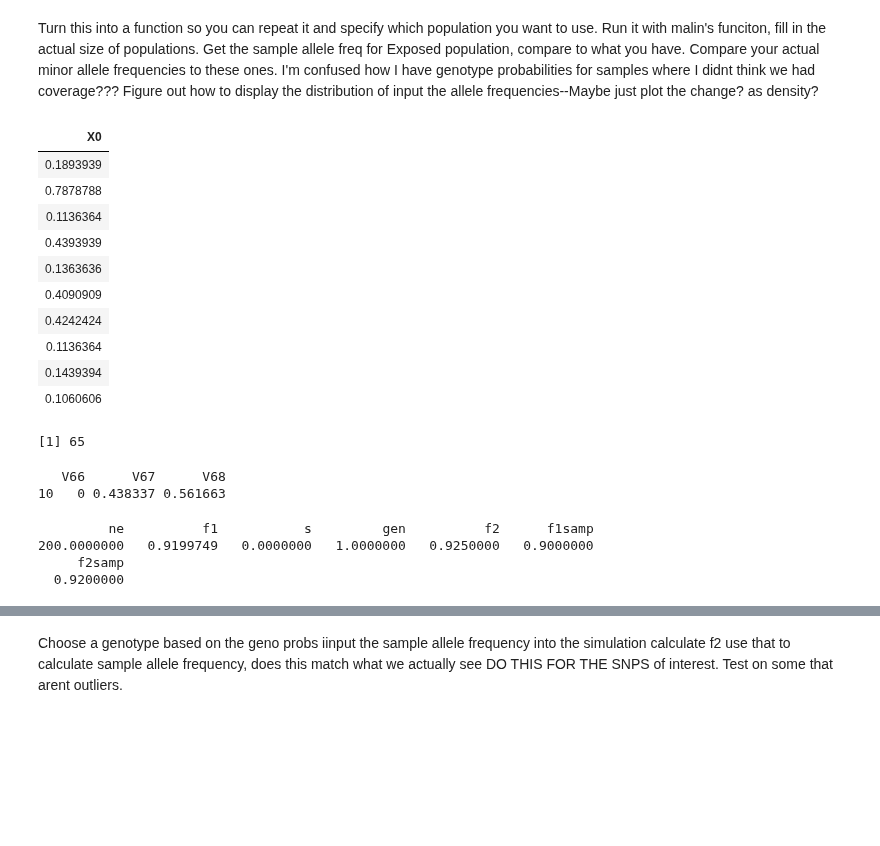
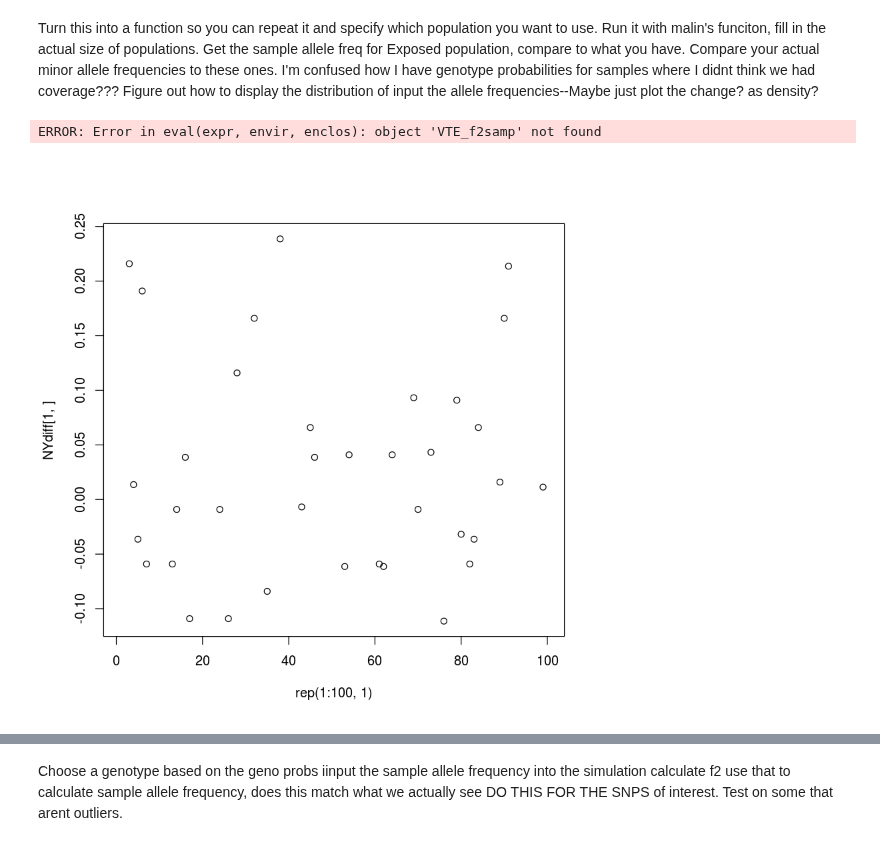
Before and after one commit to sagw/WNS_WGS, a Jupyter notebook: Notebooks/All_AlleleFreqChange.ipynb, the cells around one changed output, grey strips where cells are left out. Cells and saved outputs as stored; diff of their text form; code cells hidden in the pictures; blank space fills up the shorter version.

```diff
--- a/Notebooks/All_AlleleFreqChange.ipynb
+++ b/Notebooks/All_AlleleFreqChange.ipynb
@@ -184,23 +175,0 @@ for (j in 1:NROW(NYU_genoprobs)){
-# %%
-f1samps
-# %% [output]
-| X0 |
-| 0.1893939 |
-| 0.7878788 |
-| 0.1136364 |
-| 0.4393939 |
-| 0.1363636 |
-| 0.4090909 |
-| 0.4242424 |
-| 0.1136364 |
-| 0.1439394 |
-| 0.1060606 |
-# %%
-sum(lengths(regmatches(genosamp, gregexpr("A", genosamp))))
-# %% [output]
-[1] 65
-# %%
-print(three_probs)
-# %% [output]
-   V66      V67      V68
-10   0 0.438337 0.561663
@@ -234,7 +193,8 @@ wfs_byf1samp <- function(f1samp=0.5, smin=-1, smax=1, c1=58, c2=48, gen=20, ne=1
 
 	# make sure f1samp is possible given initial sample size (c1)
 	# test whether difference from a possible sample size is less than tol
-	if(!any(abs(f1samp - ((0:c1)/c1)) < tol)) stop(paste('f1samp=', f1samp, 'not possible given c1=', c1))
+	if(!any(abs(f1samp - ((0:c1)/c1)) < tol)) return(NA)
+        #stop(paste('f1samp=', f1samp, 'not possible given c1=', c1))
 
 	# choose parameters for this simulation
 		s <- runif(1, min=smin, max=smax) # selection coefficient
@@ -269,6 +229,7 @@ wfs_byf1samp <- function(f1samp=0.5, smin=-1, smax=1, c1=58, c2=48, gen=20, ne=1
 
 	# return values
 #	out <- c(ne=thisne, f1=f1, s=s, gen=gen, f2=f2, f1samp=f1samp, f2samp=f2samp, fsdprime=stats[1], fsiprime=stats[2])
-	out <- c(ne=thisne, f1=f1, s=s, gen=gen, f2=f2, f1samp=f1samp, f2samp=f2samp)
-	return(out)
+	#out <- c(ne=thisne, f1=f1, s=s, gen=gen, f2=f2, f1samp=f1samp, f2samp=f2samp)
+	out=f2samp
+        return(out)
 }
@@ -277,7 +235,0 @@ output=wfs_byf1samp(f1samp=0.90, smin=0, smax=0, c1=50, c2=50, gen=1, ne=200, h=
-# %%
-output
-# %% [output]
-         ne          f1           s         gen          f2      f1samp
-200.0000000   0.9199749   0.0000000   1.0000000   0.9250000   0.9000000
-     f2samp
-  0.9200000
@@ -313,0 +236,23 @@ sumstats <- function(f1samp, f2samp, c1, c2, gen){
+# %%
+NYU_f1samp=as.data.frame(replicate(100000, gp2af(NYU_genoprobs)))
+#NJU_f1samp=as.data.frame(replicate(100, gp2af(NJU_genoprobs)))
+#VTU_f1samp=as.data.frame(replicate(100, gp2af(VTU_genoprobs)))
+# %%
+NYE_f2samp=apply(NYU_f1samp, c(1,2), wfs_byf1samp, smin=0, smax=0, c1=44, c2=40, gen=1, ne=100, h=0)
+NJE_f2samp=apply(NJU_f1samp, c(1,2), wfs_byf1samp, smin=0, smax=0, c1=40, c2=44, gen=1, ne=100, h=0)
+VTE_f2samp=apply(VTU_f1samp, c(1,2), wfs_byf1samp, smin=0, smax=0, c1=40, c2=54, gen=1, ne=100, h=0)
+# %%
+NYdiff=NYE_f2samp-NYU_f1samp
+NYdiff=apply(NYdiff, c(1,2), as.numeric)
+
+VTdiff=VTE_f2samp-VTU_f1samp
+VTdiff=apply(VTdiff, c(1,2), as.numeric)
+
+NJdiff=NJE_f2samp-NJU_f1samp
+NJdiff=apply(NJdiff, c(1,2), as.numeric, as.character)
+# %% [output]
+ERROR: Error in eval(expr, envir, enclos): object 'VTE_f2samp' not found
+# %%
+plot(rep(1:100,1), NYdiff[1,])
+# %% [output]
+[figure, added]
```
Also changed, not shown: parts of 13 cells of this notebook.
